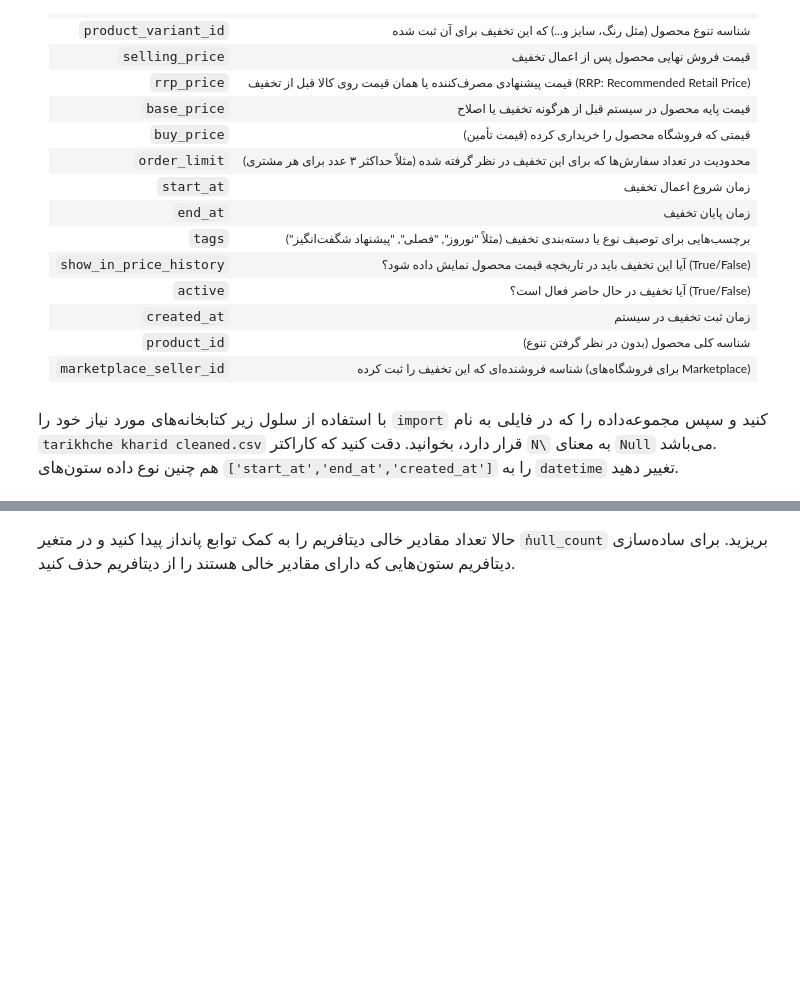
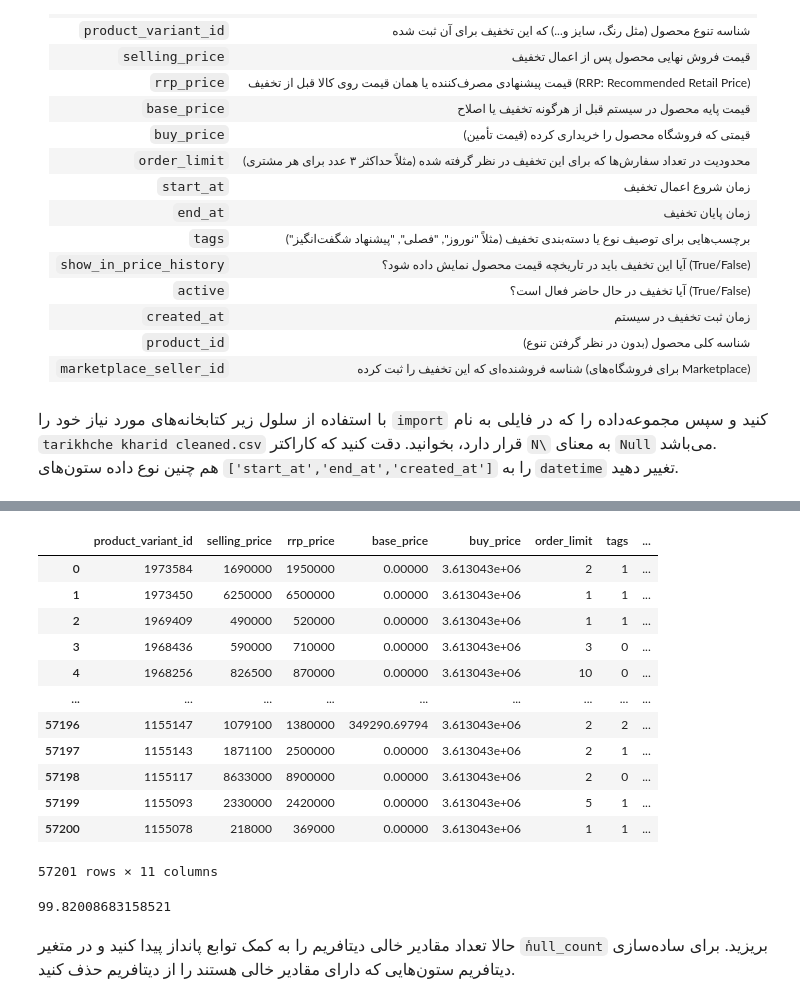
Before and after one commit to rositabouyer-alt/Online-Store-Discounts, a Jupyter notebook: Online Store Discounts.ipynb, the cells around one changed output, grey strips where cells are left out. Saved outputs shown, nothing was run; the diff lists cells and outputs as text; code cells hidden in the pictures; blank space fills up the shorter version.

```diff
--- a/Online Store Discounts.ipynb
+++ b/Online Store Discounts.ipynb
@@ -69,0 +144,23 @@ df
+# %%
+df["base_price"] = df["base_price"].fillna(df["base_price"].mean())
+df["buy_price"] = df["buy_price"].fillna(df["buy_price"].mean())
+# %%
+LE = preprocessing.LabelEncoder()
+df["tags"] = LE.fit_transform(df["tags"])
+# %%
+df2 = df.drop(["start_at", "end_at", "created_at", "id"], axis=1)
+df2
+# %% [output]
+|  | product_variant_id | selling_price | rrp_price | base_price | buy_price | order_limit | tags | ... |
+| 0 | 1973584 | 1690000 | 1950000 | 0.00000 | 3.613043e+06 | 2 | 1 | ... |
+| 1 | 1973450 | 6250000 | 6500000 | 0.00000 | 3.613043e+06 | 1 | 1 | ... |
+| 2 | 1969409 | 490000 | 520000 | 0.00000 | 3.613043e+06 | 1 | 1 | ... |
+| 3 | 1968436 | 590000 | 710000 | 0.00000 | 3.613043e+06 | 3 | 0 | ... |
+| 4 | 1968256 | 826500 | 870000 | 0.00000 | 3.613043e+06 | 10 | 0 | ... |
+| ... | ... | ... | ... | ... | ... | ... | ... | ... |
+| 57196 | 1155147 | 1079100 | 1380000 | 349290.69794 | 3.613043e+06 | 2 | 2 | ... |
+| 57197 | 1155143 | 1871100 | 2500000 | 0.00000 | 3.613043e+06 | 2 | 1 | ... |
+| 57198 | 1155117 | 8633000 | 8900000 | 0.00000 | 3.613043e+06 | 2 | 0 | ... |
+| 57199 | 1155093 | 2330000 | 2420000 | 0.00000 | 3.613043e+06 | 5 | 1 | ... |
+| 57200 | 1155078 | 218000 | 369000 | 0.00000 | 3.613043e+06 | 1 | 1 | ... |
+57201 rows × 11 columns
@@ -70,3 +172,10 @@ df
+# %%
+model_forest=ensemble.RandomForestRegressor()
+model_forest.fit(x,y)
+y_forest=model_forest.predict(x)
+metrics.r2_score(y,y_forest,multioutput='variance_weighted')*100
+# %% [output]
+99.82008683158521
 # %% [markdown]
 <p dir=rtl style="direction: rtl; text-align: justify; line-height:200%; font-family:vazir; font-size:medium">
 <font face="vazirmatn" size=3>
```
Also changed, not shown: parts of 22 cells of this notebook, 7 other files.
